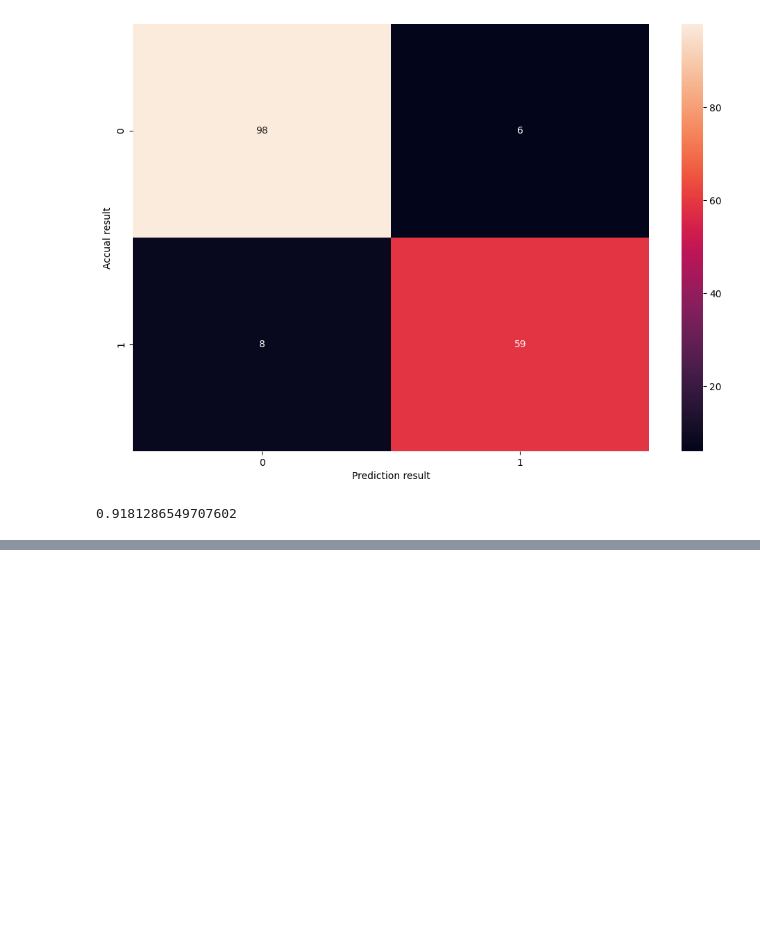
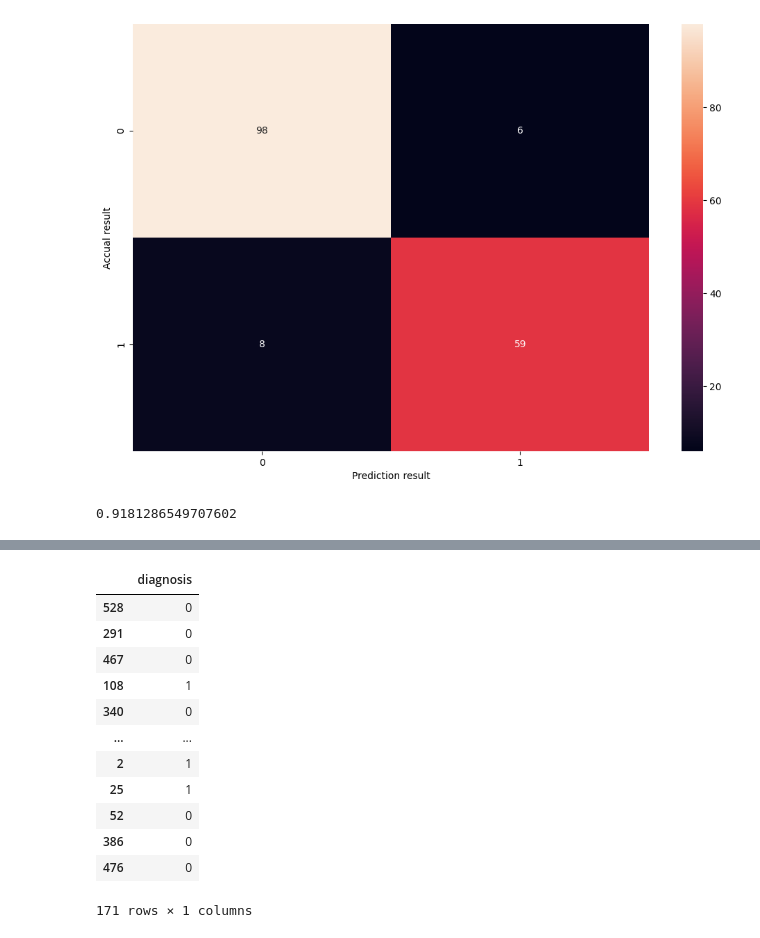
Before and after one commit to jarinraya02/Machine_Learning_Course, a Jupyter notebook: Assignment 3/Class 7_KNN Classification.ipynb, the cells around one changed output, grey strips where cells are left out. Saved outputs shown, nothing was run; the diff lists cells and outputs as text; code cells hidden in the pictures; blank space fills up the shorter version.

```diff
--- a/Assignment 3/Class 7_KNN Classification.ipynb
+++ b/Assignment 3/Class 7_KNN Classification.ipynb
@@ -257,0 +339,19 @@ ne_disp = RocCurveDisplay.from_estimator(ne, xtest, ytest)
+# %%
+le = LabelEncoder()
+ytest2['diagnosis'] = le.fit_transform(ytest2['diagnosis'])
+# %%
+ytest2
+# %% [output]
+|  | diagnosis |
+| 528 | 0 |
+| 291 | 0 |
+| 467 | 0 |
+| 108 | 1 |
+| 340 | 0 |
+| ... | ... |
+| 2 | 1 |
+| 25 | 1 |
+| 52 | 0 |
+| 386 | 0 |
+| 476 | 0 |
+171 rows × 1 columns
```
Also changed, not shown: parts of 21 cells of this notebook, 1 other file.
